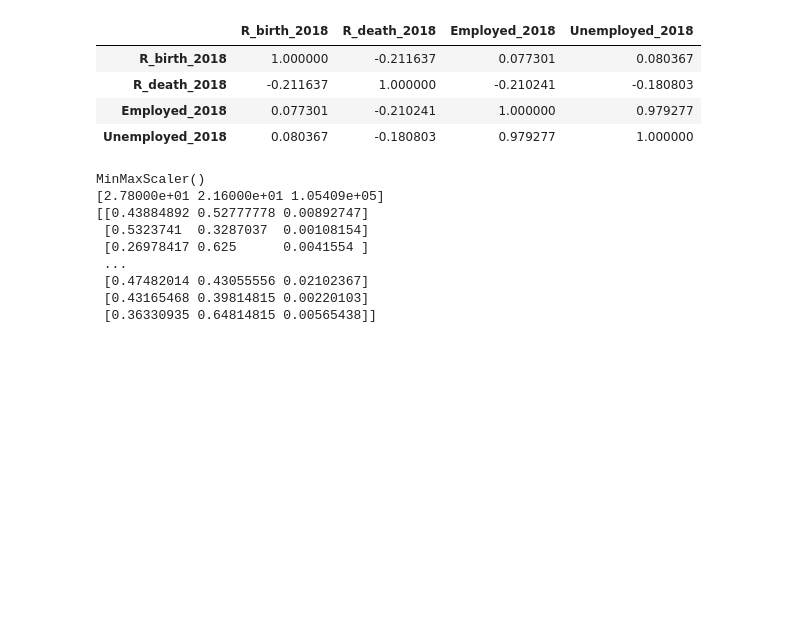
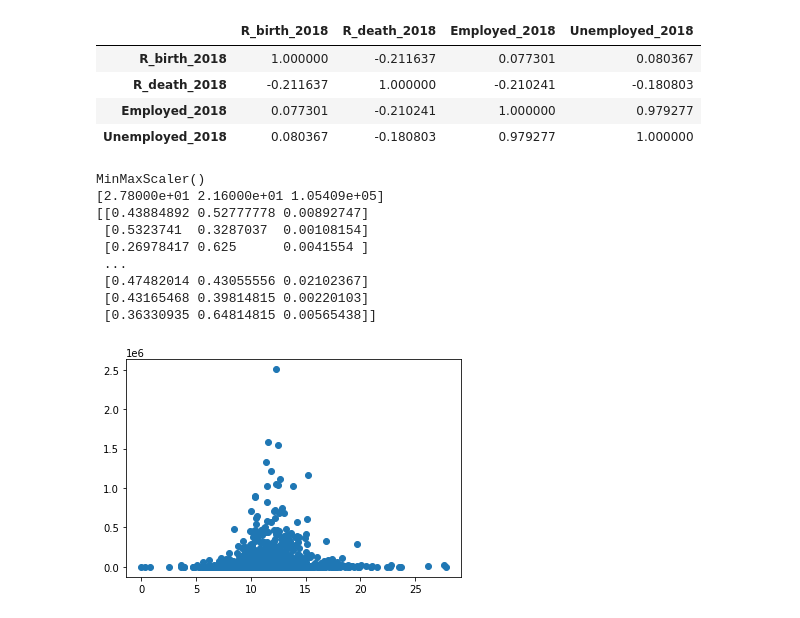
Before and after one commit to mronqui/regularized-linear-regression-project, a Jupyter notebook: src/explore.ipynb, the cells around one changed output. Drawn from its saved outputs; the diff is of its cells as text; code cells hidden in the pictures; blank space fills up the shorter version.

```diff
--- a/src/explore.ipynb
+++ b/src/explore.ipynb
@@ -130,3 +130,8 @@ MinMaxScaler()
  [0.47482014 0.43055556 0.02102367]
  [0.43165468 0.39814815 0.00220103]
  [0.36330935 0.64814815 0.00565438]]
+# %%
+plt.scatter(x=X_train['R_birth_2018'], y=y_train)
+plt.show()
+# %% [output]
+[figure, added]
```
Also changed, not shown: parts of 2 cells of this notebook.
